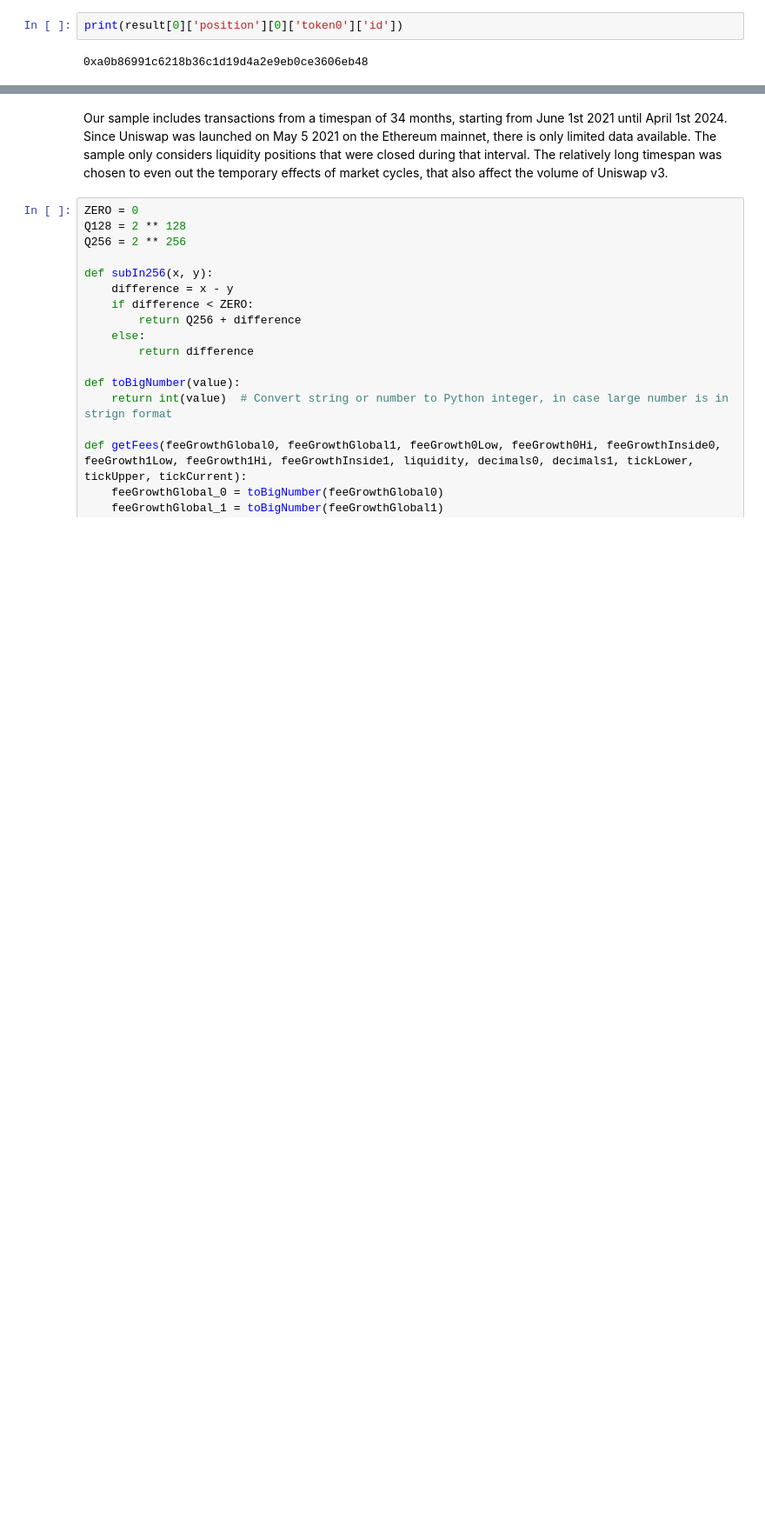
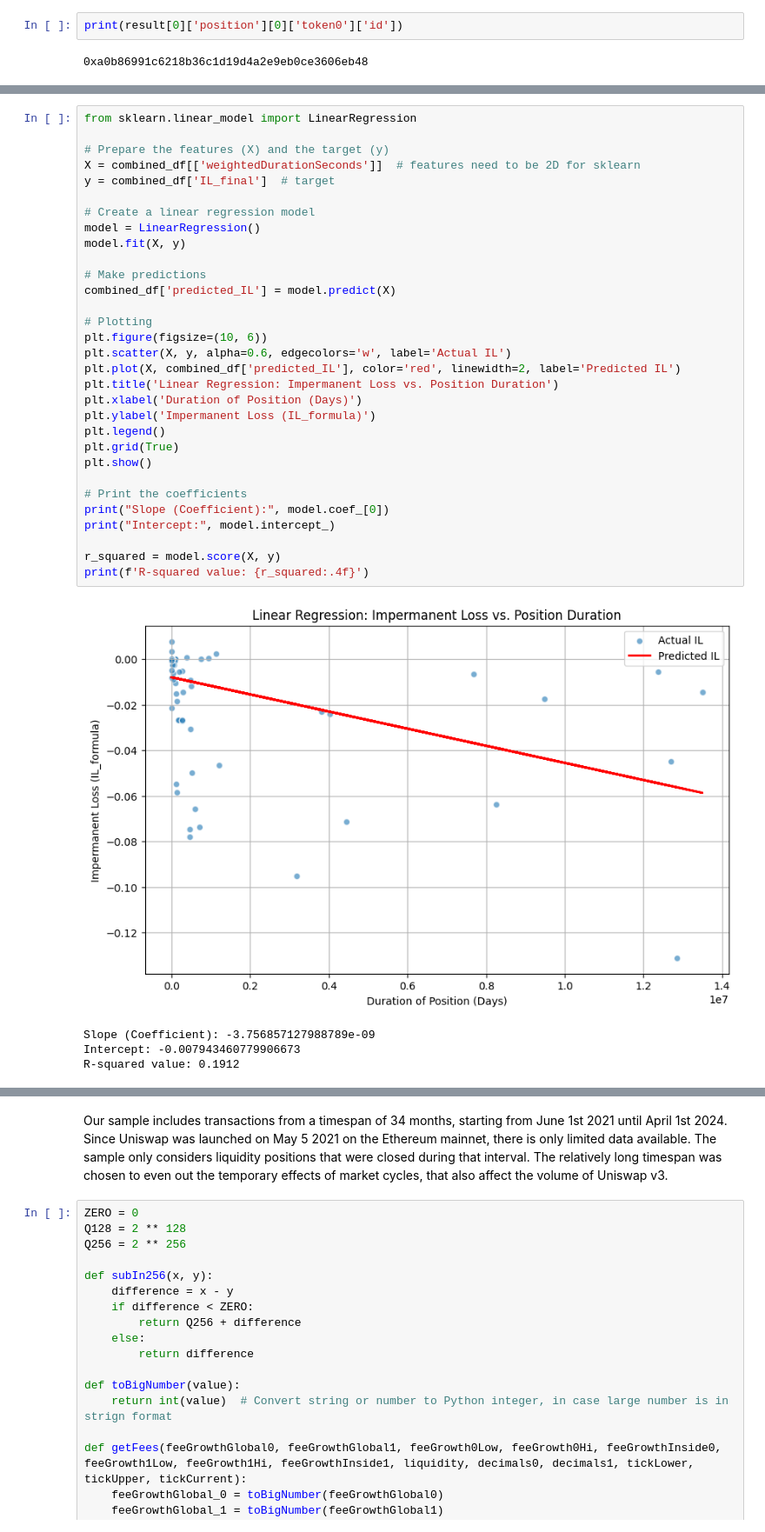
Before and after one commit to Thanos002/IL_Measurement, a Jupyter notebook: IL_Data_Extraction.ipynb, the cells around one changed output, grey strips where cells are left out. Shown at 87% size. Drawn from its saved outputs; the diff is of its cells as text; blank space fills up the shorter version.

```diff
--- a/IL_Data_Extraction.ipynb
+++ b/IL_Data_Extraction.ipynb
@@ -801,0 +871,36 @@ result
+# %%
+from sklearn.linear_model import LinearRegression
+
+# Prepare the features (X) and the target (y)
+X = combined_df[['weightedDurationSeconds']]  # features need to be 2D for sklearn
+y = combined_df['IL_final']  # target
+
+# Create a linear regression model
+model = LinearRegression()
+model.fit(X, y)
+
+# Make predictions
+combined_df['predicted_IL'] = model.predict(X)
+
+# Plotting
+plt.figure(figsize=(10, 6))
+plt.scatter(X, y, alpha=0.6, edgecolors='w', label='Actual IL')
+plt.plot(X, combined_df['predicted_IL'], color='red', linewidth=2, label='Predicted IL')
+plt.title('Linear Regression: Impermanent Loss vs. Position Duration')
+plt.xlabel('Duration of Position (Days)')
+plt.ylabel('Impermanent Loss (IL_formula)')
+plt.legend()
+plt.grid(True)
+plt.show()
+
+# Print the coefficients
+print("Slope (Coefficient):", model.coef_[0])
+print("Intercept:", model.intercept_)
+
+r_squared = model.score(X, y)
+print(f'R-squared value: {r_squared:.4f}')
+# %% [output]
+[figure, added]
+Slope (Coefficient): -3.756857127988789e-09
+Intercept: -0.007943460779906673
+R-squared value: 0.1912
```
Also changed, not shown: parts of 9 cells of this notebook, 9 other files.
